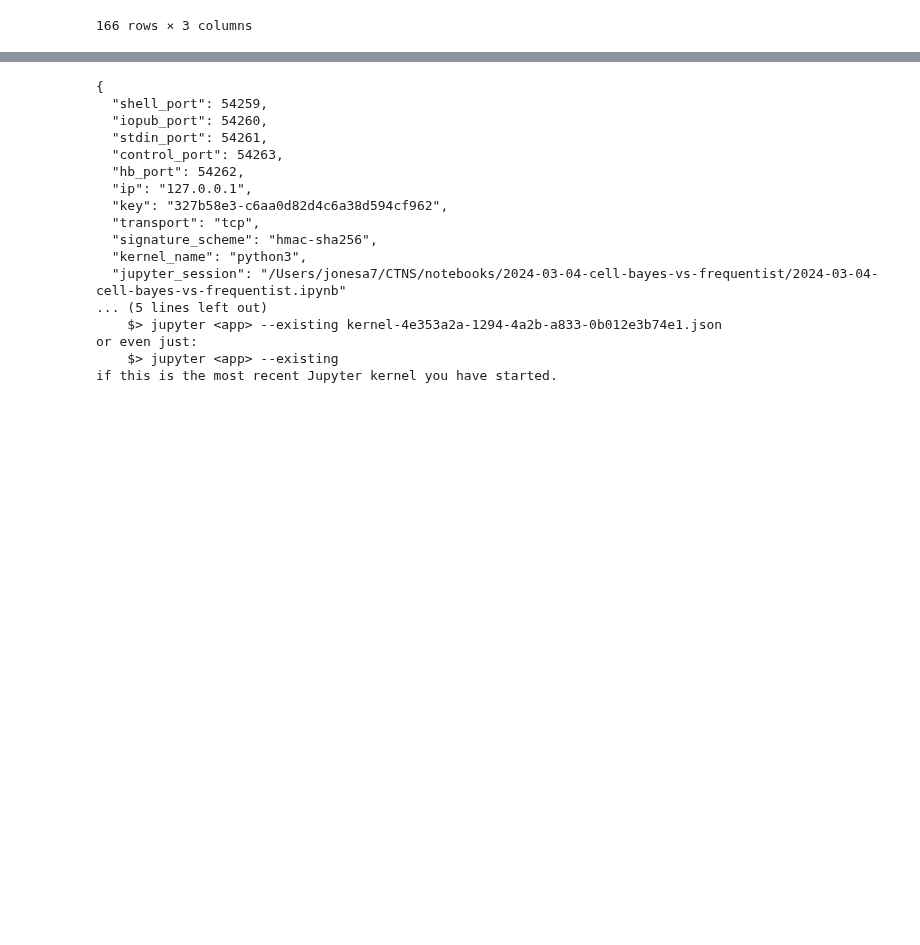
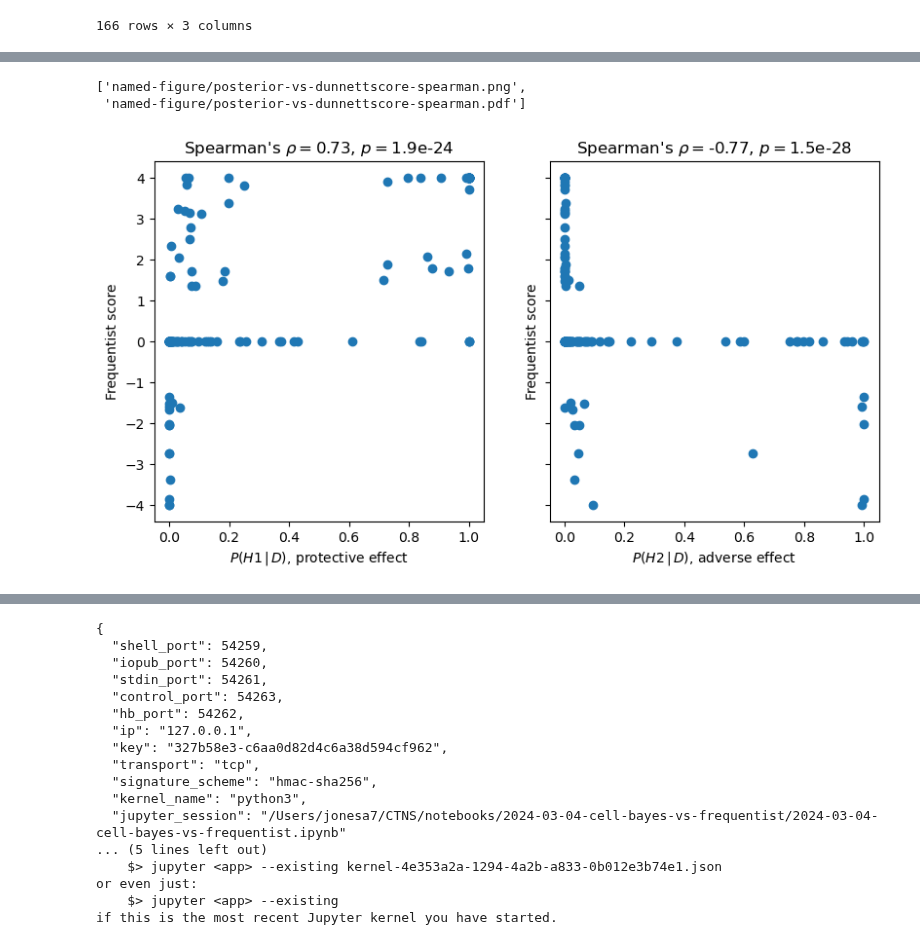
Before and after one commit to attilagk/CTNS-notebook, a Jupyter notebook: 2024-03-04-cell-bayes-vs-frequentist/2024-03-04-cell-bayes-vs-frequentist.ipynb, the cells around one changed output, grey strips where cells are left out. Cells and saved outputs as stored; diff of their text form; code cells hidden in the pictures; blank space fills up the shorter version.

Commit message:
plots comparing Bayes and freq

```diff
--- a/2024-03-04-cell-bayes-vs-frequentist/2024-03-04-cell-bayes-vs-frequentist.ipynb
+++ b/2024-03-04-cell-bayes-vs-frequentist/2024-03-04-cell-bayes-vs-frequentist.ipynb
@@ -283,2 +283,5 @@ CO25360  Trophic factor withdrawal (primary neurons)  PI       TI22    0.000000
                                                                TI26    0.000000
 Length: 166, dtype: float64
+# %%
+results = pd.concat([P, Dunnett_s.to_frame('Dunnett score')], axis=1)
+results
@@ -284,0 +303,14 @@ Length: 166, dtype: float64
+# %%
+fig, ax = plt.subplots(1, 2, sharey=True, figsize=(9.6, 4.8))
+for axi, H, effect in zip(ax, ['H1', 'H2'], ['protective', 'adverse']):
+    axi.scatter(x=H, y='Dunnett score', data=results)
+    axi.set_xlabel(r'$P({} \, | \, D)$, {} effect'.format(H, effect))
+    axi.set_ylabel('Frequentist score')
+    v = spearmanr(results[[H, 'Dunnett score']].dropna())
+    axi.set_title(r"Spearman's $\rho=${:1.2}, $p=${:1.2}".format(v.statistic, v.pvalue))
+
+attila_utils.savefig(fig, 'posterior-vs-dunnettscore-spearman')
+# %% [output]
+['named-figure/posterior-vs-dunnettscore-spearman.png',
+ 'named-figure/posterior-vs-dunnettscore-spearman.pdf']
+[figure, added]
```
Also changed, not shown: parts of 7 cells of this notebook.
